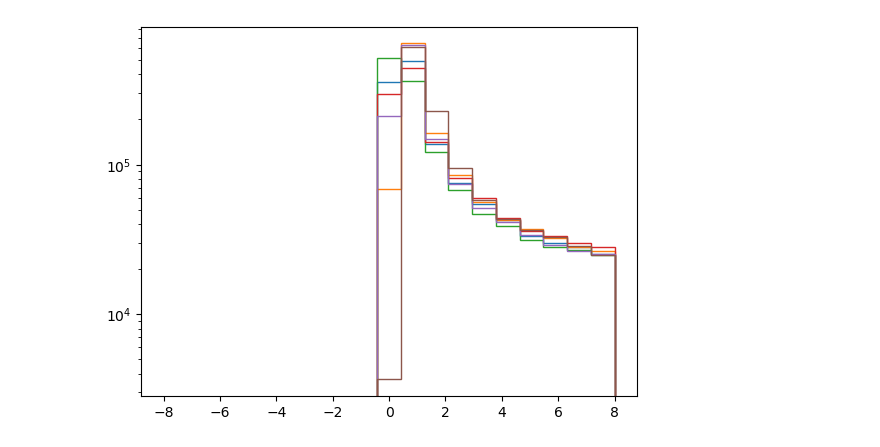
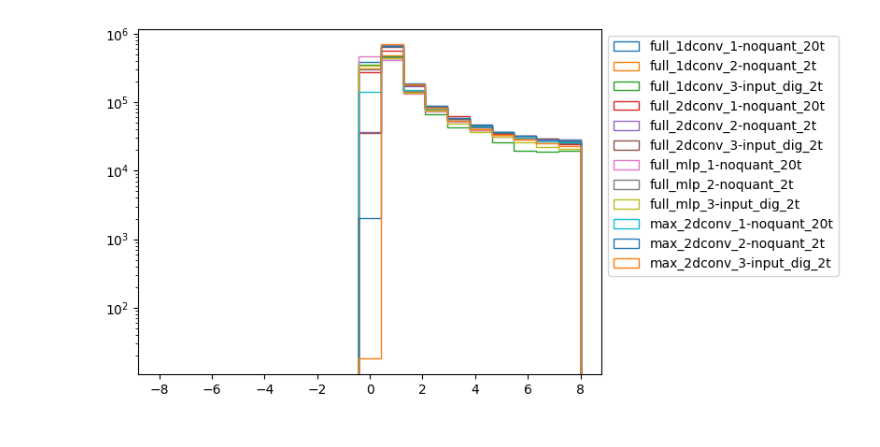
Before and after one commit to smart-pix/smart-pixels-ml, a Jupyter notebook: summary-plots/read-all-models-2s.ipynb, the cells around one changed output. Drawn from its saved outputs; the diff is of its cells as text; code cells hidden in the pictures.

Commit message:
updated plots and jsons

```diff
--- a/summary-plots/read-all-models-2s.ipynb
+++ b/summary-plots/read-all-models-2s.ipynb
@@ -128,6 +131,10 @@ cols_slim = ['x','y','cotB','xtrue','ytrue','cotBtrue']
 # %%
 models = os.listdir(path)
 for m in models:
+
+    if not os.path.isdir(path+m):
+        continue
+
     predictions[m] = {}
     for n in os.listdir(path+m):
         predictions[m][n] = pd.DataFrame()
@@ -145,7 +152,9 @@ for m in models:
                 predictions[m][n] = sigmas_in_deg(predictions[m][n])
 
             elif "full" in m:
+
                 predictions[m][n] = pd.read_parquet(path+m+"/"+n+"/predictions.parquet",columns=cols)
+
                 predictions[m][n] = get_pulls(predictions[m][n])
                 predictions[m][n] = get_residuals(rescale(predictions[m][n]))
                 predictions[m][n] = sigmas_in_deg(predictions[m][n])
@@ -158,7 +167,8 @@ for m in models:
             predictions[m][n]['x'] = predictions[m][n]['x'] - 50./2
             predictions[m][n]['y'] = predictions[m][n]['y'] - 12.5/2
 
-            print(len(predictions[m][n]))
+            predictions[m][n].to_parquet('dataset2s/predictions_'+m+'_'+n+'.parquet')
+            predictions[m][n] = {}
 # %% [output]
 full_1dconv 1-noquant_20t
 full_1dconv 2-noquant_2t
@@ -289,11 +303,19 @@ with open('dataset2s/residuals.json', 'w') as fp:
 # %%
 for m in predictions.keys():
     for n in predictions[m].keys():
 
+        if '4' in n:
+            continue
+
+        df_predictions = pd.read_parquet('dataset2s/predictions_'+m+'_'+n+'.parquet')
+        if len(df_predictions.columns) == 0:
+            continue
+
         #if len(residuals[m][n].keys()) == 0:
         #    continue
-        if 'cotA' in predictions[m][n].keys():
-            plt.hist(predictions[m][n]['upsigmaA'],histtype='step',bins=np.linspace(-8,8,20))
+        if 'cotA' in df_predictions.keys():
+            plt.hist(df_predictions['upsigmaA'],histtype='step',bins=np.linspace(-8,8,20),label=m+'_'+n)
             plt.yscale('log')
+        plt.legend(bbox_to_anchor=(1.0,1.0))
 # %% [output]
-[figure, old version]
+[figure, new version]
```
Also changed, not shown: parts of 11 cells of this notebook, 20 other files.
